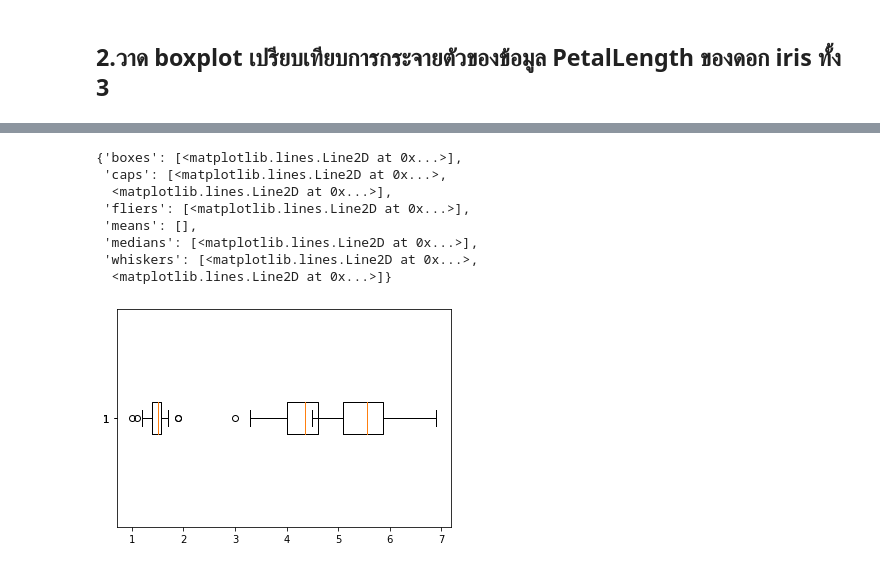
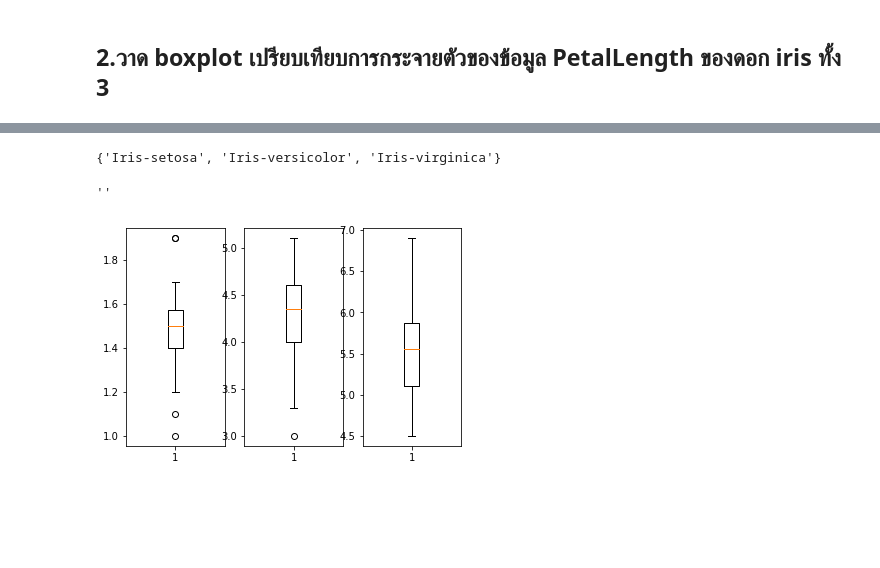
Before and after one commit to chayakonchanlun/data_viz_2022, a Jupyter notebook: Dataviz02_Data_Distribution.ipynb, the cells around one changed output, grey strips where cells are left out. Drawn from its saved outputs; the diff is of its cells as text; code cells hidden in the pictures; blank space fills up the shorter version.

```diff
--- a/Dataviz02_Data_Distribution.ipynb
+++ b/Dataviz02_Data_Distribution.ipynb
@@ -353,14 +317,18 @@ plt.boxplot(df['PetalLength'][100:],vert=False)  #verginiga
-# %%
-plt.boxplot(df['PetalLength'][:50],vert=False) #setsosa
-plt.boxplot(df['PetalLength'][50:100],vert=False)  #versicolor
-plt.boxplot(df['PetalLength'][100:],vert=False)  #verginiga
-# %% [output]
-{'boxes': [<matplotlib.lines.Line2D at 0x...>],
- 'caps': [<matplotlib.lines.Line2D at 0x...>,
-  <matplotlib.lines.Line2D at 0x...>],
- 'fliers': [<matplotlib.lines.Line2D at 0x...>],
- 'means': [],
- 'medians': [<matplotlib.lines.Line2D at 0x...>],
- 'whiskers': [<matplotlib.lines.Line2D at 0x...>,
-  <matplotlib.lines.Line2D at 0x...>]}
-[figure, removed]
+# %%
+set(df['Name'])  ## ดูชื่อประเภทของดอก Iris
+# %% [output]
+{'Iris-setosa', 'Iris-versicolor', 'Iris-virginica'}
+# %%
+
+plt.subplot(1,3,1)  # กำหนดตำแหน่งกราฟ
+plt.boxplot(df['PetalLength'][0:50],vert=True);  # ชนิด 1 Iris-setosa
+
+plt.subplot(1, 3, 2) # กำหนดตำแหน่งกราฟ
+plt.boxplot(df['PetalLength'][50:100],vert=True); # ชนิด 2 Iris-versicolor
+
+plt.subplot(1, 3, 3) # กำหนดตำแหน่งกราฟ
+plt.boxplot(df['PetalLength'][100:150],vert=True); # ชนิด 3 Iris-virginica
+;
+# %% [output]
+''
+[figure, added]
```
Also changed, not shown: parts of 3 cells of this notebook.
